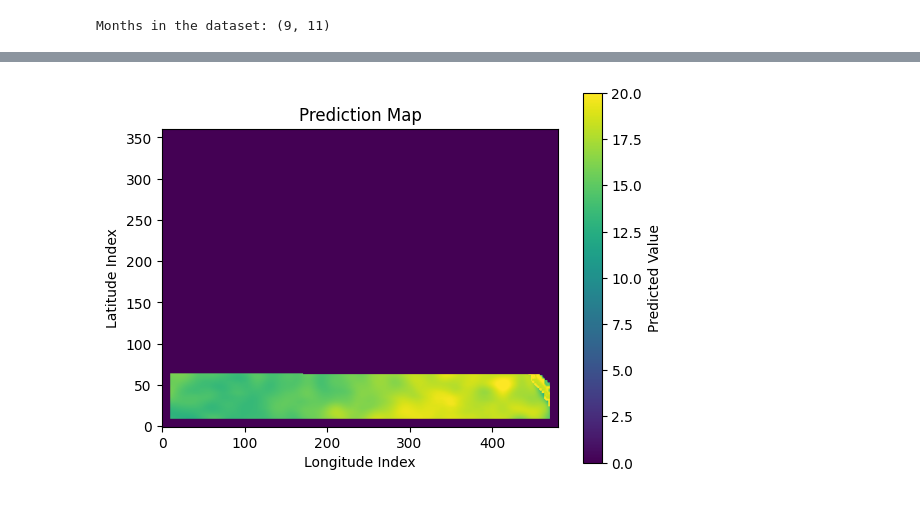
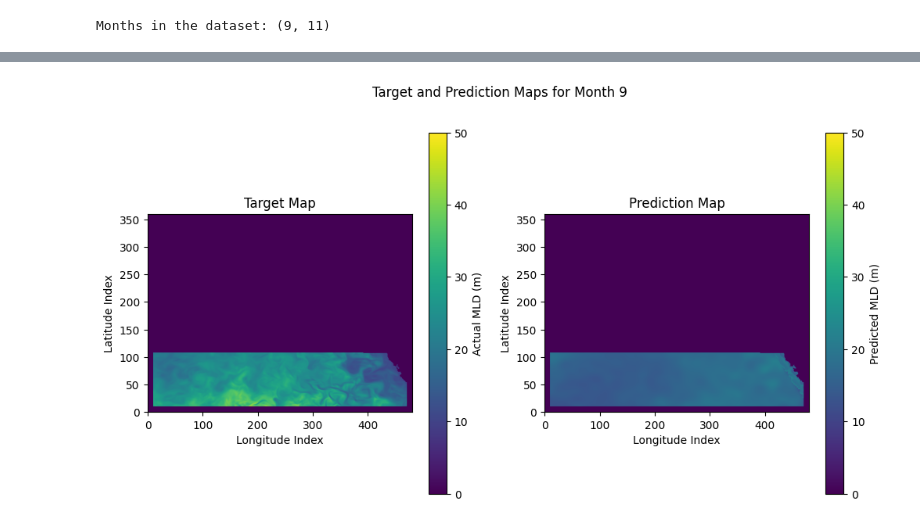
Before and after one commit to skostousov/Interior-Ocean-Properties-Inference, a Jupyter notebook: src/notebooks/regression_eval.ipynb, the cells around one changed output, grey strips where cells are left out. Saved outputs shown, nothing was run; the diff lists cells and outputs as text; code cells hidden in the pictures.

```diff
--- a/src/notebooks/regression_eval.ipynb
+++ b/src/notebooks/regression_eval.ipynb
@@ -73,0 +92,3 @@ Processed 680 batches
+# %%
+with open(f"after_model:{start_timestamp}.pkl", "rb") as f:
+    after_model = pickle.load(f)
@@ -84,4 +111,4 @@ for batch in after_model:
     batch["pred_unnorm"] = (batch["pred_unnorm"] * std) + mean
 # %%
 preds = [(batch["pred_unnorm"].item(), (batch["centre"][0].item(), batch["centre"][1].item())) for batch in after_model if batch["month"].item()== months[0]]
-preds
+labels = [(batch["label_unnorm"].item(), (batch["centre"][0].item(), batch["centre"][1].item())) for batch in after_model if batch["month"].item()== months[0]]
@@ -107,20 +116,29 @@ preds
 lat_range, lon_range = data.feature_map.shape[-2], data.feature_map.shape[-1]
 # %%
 pred_map = np.zeros((lat_range, lon_range))
+label_map = np.zeros((lat_range, lon_range))
 # %%
 for coord in preds:
     lat, lon = coord[1]
     pred_map[lat, lon] = coord[0]
+for coord in labels:
+    lat, lon = coord[1]
+    label_map[lat, lon] = coord[0]
 # %%
 import matplotlib.pyplot as plt
 
-plt.imshow(pred_map, origin='lower', vmin=0, vmax=20, cmap='viridis')
-plt.title('Prediction Map')
-plt.colorbar(label='Predicted Value')
-
-
-plt.xlabel('Longitude Index')
-plt.ylabel('Latitude Index')
+fig, ax = plt.subplots(1, 2, figsize=(12, 6))
+im_0 = ax[0].imshow(label_map, origin='lower', vmin=0, vmax=50, cmap='viridis')
+ax[0].set_title('Target Map')
+ax[0].set_xlabel('Longitude Index')
+ax[0].set_ylabel('Latitude Index')
+fig.colorbar(im_0, label='Actual MLD (m)', ax=ax[0])
+im_1 = ax[1].imshow(pred_map, origin='lower', vmin=0, vmax=50, cmap='viridis')
+ax[1].set_title('Prediction Map')
+ax[1].set_xlabel('Longitude Index')
+ax[1].set_ylabel('Latitude Index')
+fig.colorbar(im_1, label="Predicted MLD (m)", ax=ax[1])
+plt.suptitle(f"Target and Prediction Maps for Month {months[0]}")
 plt.show()
 # %% [output]
-[figure, old version]
+[figure, new version]
```
Also changed, not shown: parts of 4 cells of this notebook.
